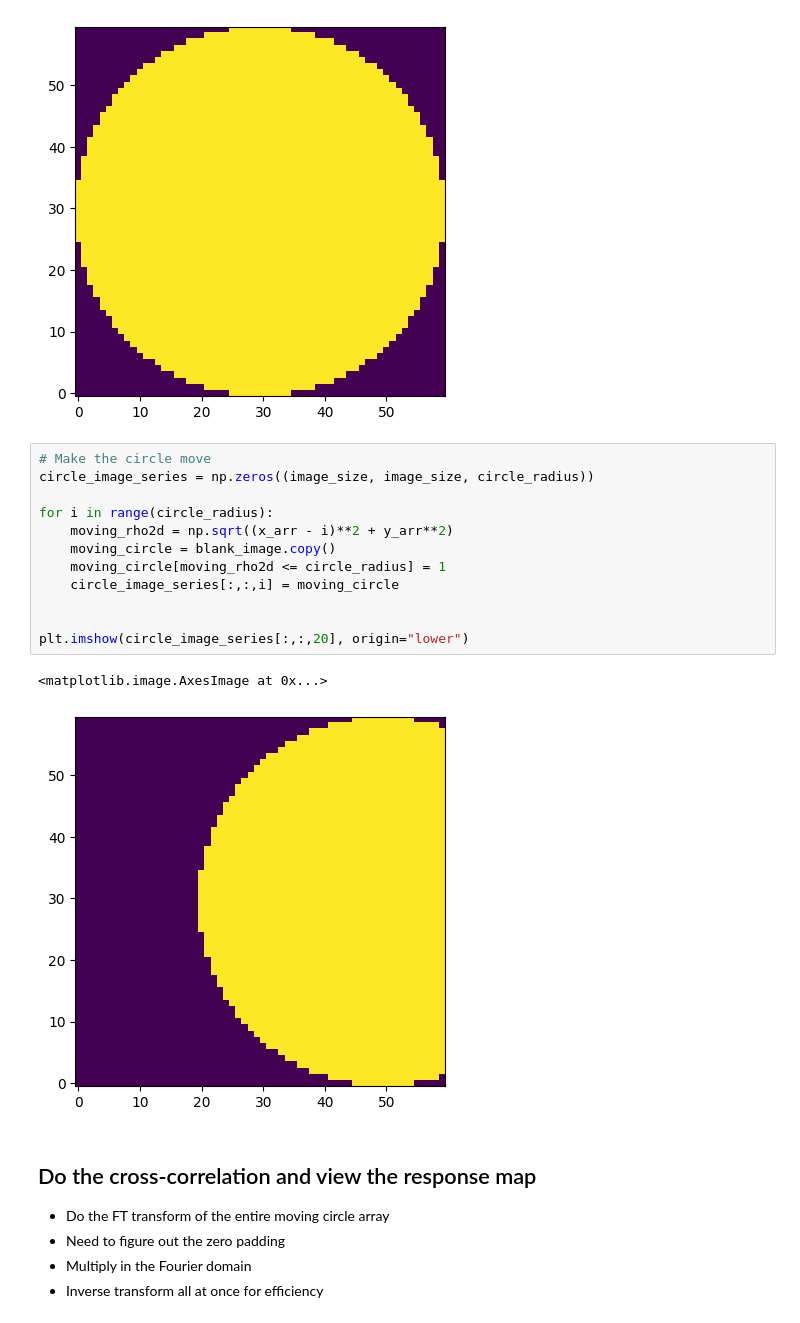
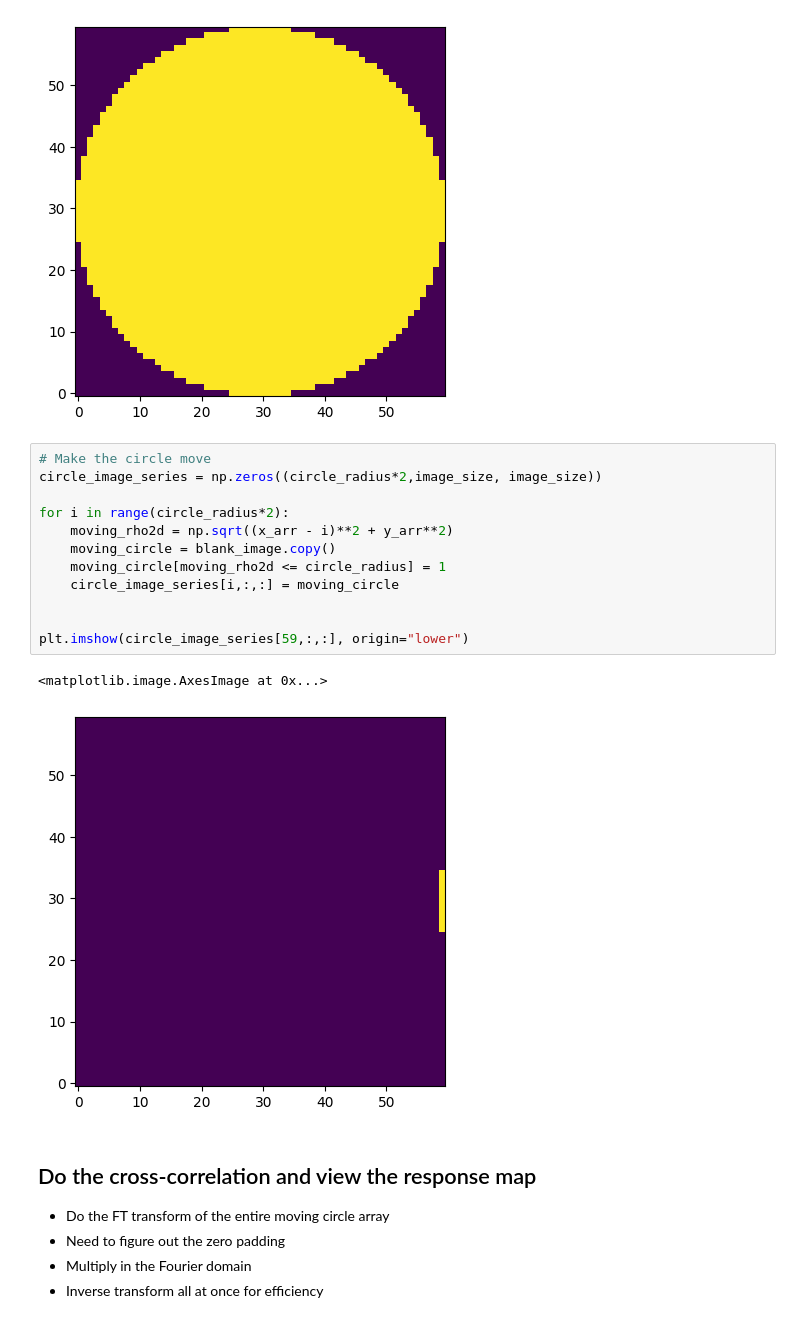
Before and after one commit to magao-x/MagAOX, a Jupyter notebook: apps/windsoccRT/windsocc/notebooks/xcorr_testing.ipynb, the cells around one changed output. Saved outputs shown, nothing was run; the diff lists cells and outputs as text.

```diff
--- a/apps/windsoccRT/windsocc/notebooks/xcorr_testing.ipynb
+++ b/apps/windsoccRT/windsocc/notebooks/xcorr_testing.ipynb
@@ -31,19 +31,19 @@ plt.imshow(circle_image, origin="lower")
 [figure]
 # %%
 # Make the circle move
-circle_image_series = np.zeros((image_size, image_size, circle_radius))
+circle_image_series = np.zeros((circle_radius*2,image_size, image_size))
 
-for i in range(circle_radius):
+for i in range(circle_radius*2):
     moving_rho2d = np.sqrt((x_arr - i)**2 + y_arr**2)
     moving_circle = blank_image.copy()
     moving_circle[moving_rho2d <= circle_radius] = 1
-    circle_image_series[:,:,i] = moving_circle
+    circle_image_series[i,:,:] = moving_circle
 
 
-plt.imshow(circle_image_series[:,:,20], origin="lower")
+plt.imshow(circle_image_series[59,:,:], origin="lower")
 # %% [output]
 <matplotlib.image.AxesImage at 0x...>
-[figure, old version]
+[figure, new version]
 # %% [markdown]
 ## Do the cross-correlation and view the response map
 - Do the FT transform of the entire moving circle array
```
Also changed, not shown: parts of 4 cells of this notebook, 4 other files.
